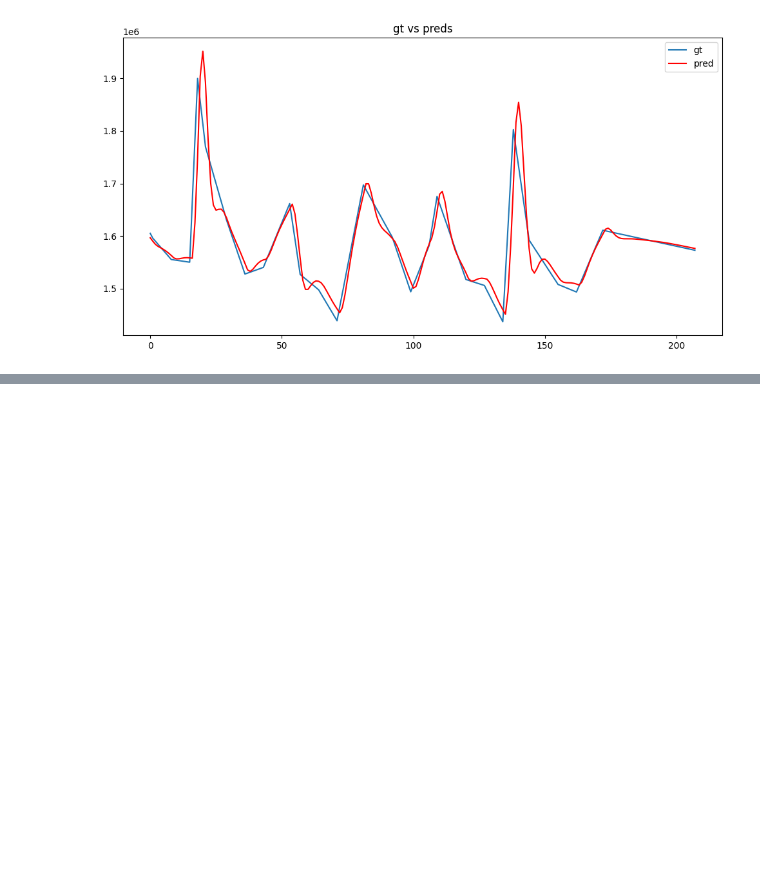
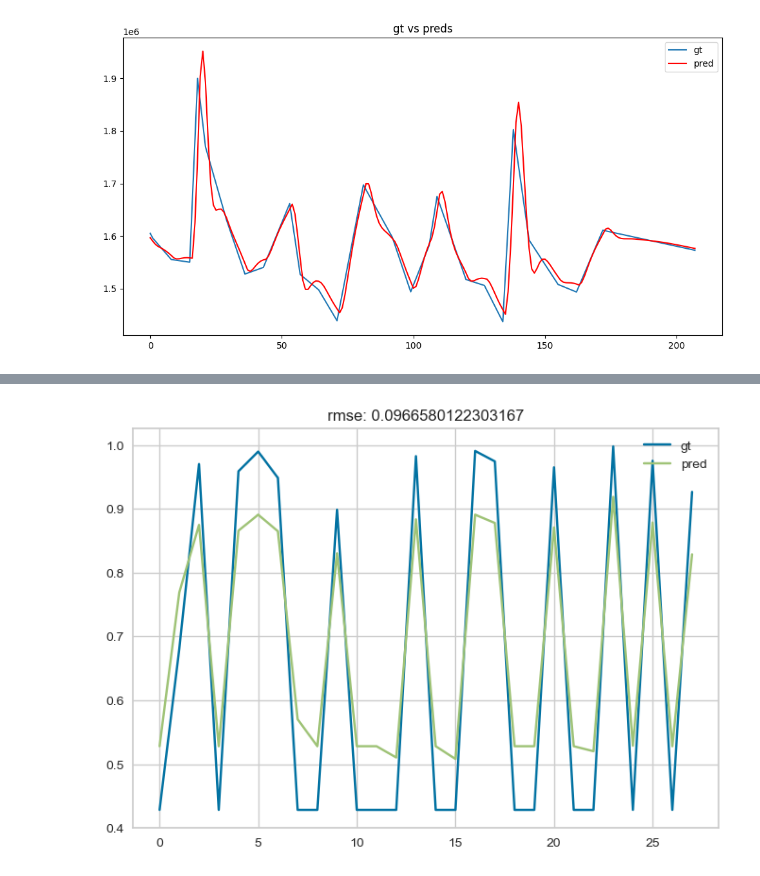
Before and after one commit to mattiasospetti/Data-Analysis, a Jupyter notebook: 3.Time-Series Analysis.ipynb, the cells around one changed output, grey strips where cells are left out. Saved outputs shown, nothing was run; the diff lists cells and outputs as text; code cells hidden in the pictures; blank space fills up the shorter version.

```diff
--- a/3.Time-Series Analysis.ipynb
+++ b/3.Time-Series Analysis.ipynb
@@ -820,0 +821,6 @@ Epoch 20/20
+# %%
+from sklearn.svm import SVR
+from sklearn.preprocessing import MinMaxScaler
+
+scaler = MinMaxScaler()
+print(dateStore_regular)
@@ -820,0 +878,27 @@ Epoch 20/20
+# %%
+# provo a migliorare i risultati
+
+# tentativo 1, aumento il lag
+from sklearn.metrics import mean_squared_error
+
+lag = 14
+X, y =[],[]
+for i in range(len(dateStore_regularNormalized) - lag):
+    X.append(dateStore_regularNormalized[i:i+lag,0])
+    y.append(dateStore_regularNormalized[i+lag,0])
+X, y = np.array(X), np.array(y)
+
+X_train, X_test, y_train, y_test = train_test_split(X,y,test_size=0.2,random_state=42)
+
+svr = SVR(kernel='rbf')  # customise C and eps values --> Grid Search?
+svr.fit(X_train,y_train)
+
+y_pred=svr.predict(X_test)
+
+plt.plot(y_test, label='gt')
+plt.plot(y_pred, label='pred')
+plt.legend()
+plt.title(f'rmse: {np.sqrt(mean_squared_error(y_test, y_pred))}')
+plt.show()
+# %% [output]
+[figure, added]
```
Also changed, not shown: parts of 10 cells of this notebook.
